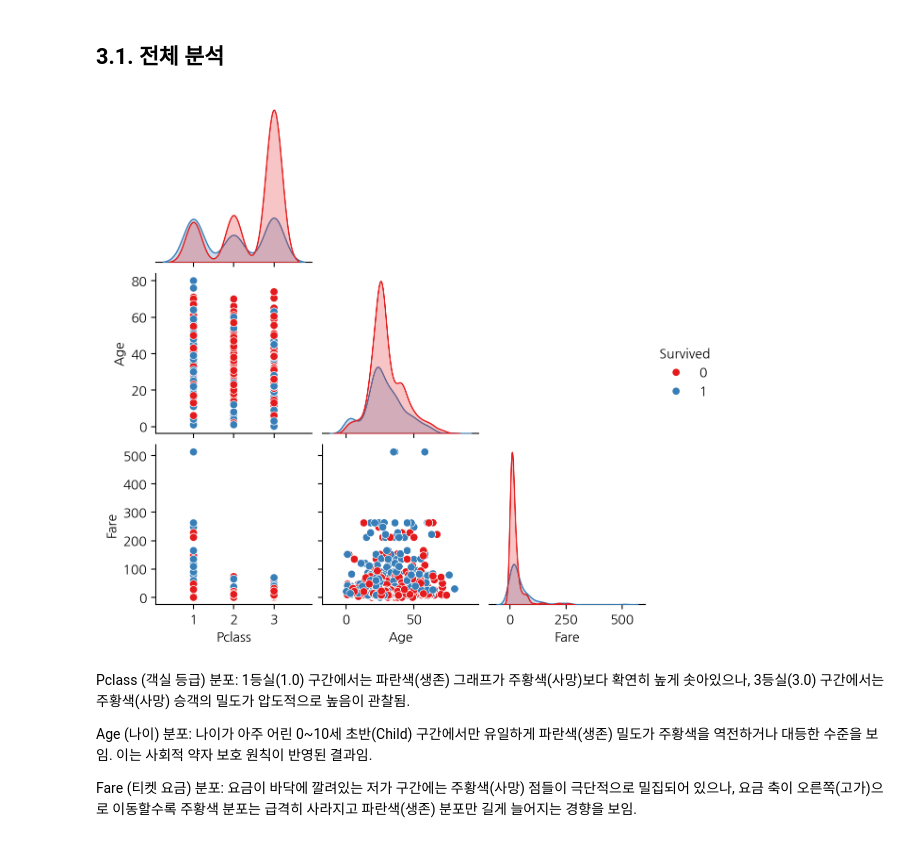
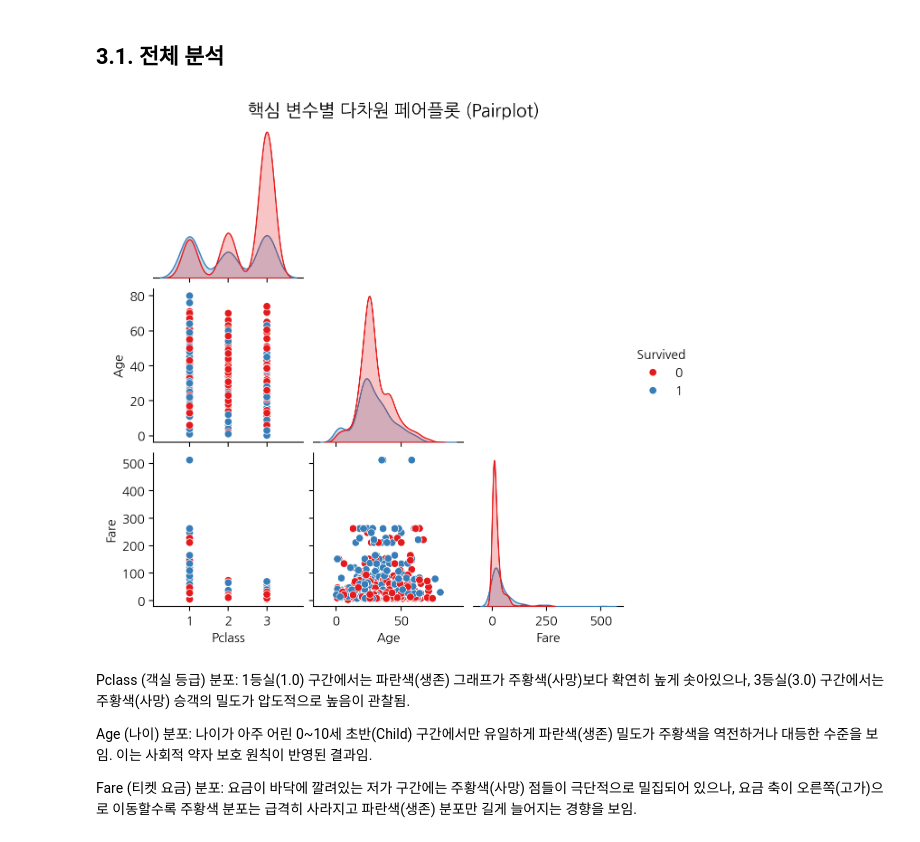
Before and after one commit to sdg331/BDA404, a Jupyter notebook: projects_01/titanic.ipynb, the cells around one changed output. Saved outputs shown, nothing was run; the diff lists cells and outputs as text; code cells hidden in the pictures.

Commit message:
그림을 추가하고 Cabin을 두개의 범주로 나누어 분석을 진행하였음

```diff
--- a/projects_01/titanic.ipynb
+++ b/projects_01/titanic.ipynb
@@ -311,9 +305,6 @@ print(tt['Fare'].isnull().sum())
 18
 # %%
 import pandas as pd
-
-# 데이터 불러오기
-tt = pd.read_csv('titanic1309.csv')
 
 print("--- 처리 전 결측치 개수 ---")
 print(tt.isnull().sum())
@@ -327,9 +318,6 @@ tt['Fare'] = tt.groupby('Pclass')['Fare'].transform(lambda x: x.fillna(x.median(
 
 # 3. Age: 성별(Sex)과 객실 등급(Pclass)별 평균 나이로 세분화해서 대체
 tt['Age'] = tt.groupby(['Sex', 'Pclass'])['Age'].transform(lambda x: x.fillna(x.mean()))
-
-# 4. Cabin: 결측치가 너무 많으므로 'Unknown'이라는 새로운 범주로 채우기
-tt['Cabin'] = tt['Cabin'].fillna('Unknown')
 # %% [output]
 --- 처리 전 결측치 개수 ---
 PassengerId       0
@@ -407,3 +398,7 @@ tt['Fare_Bin'] = pd.qcut(
     q=4,
     labels=['Low', 'Medium-Low', 'Medium-High', 'High']
 )
+
+# 3. 방 번호 구간화 (Cabin_Bin)
+# .isnull()을 사용해 값이 비어있으면 'No'(없다), 값이 있으면 'Yes'(있다)로 변환
+tt['Cabin_Bin'] = tt['Cabin'].isnull().map({True: 'No', False: 'Yes'})
@@ -430,13 +423,13 @@ Categories (4, object): ['Low' < 'Medium-Low' < 'Medium-High' < 'High']
 # %%
 # 분석에 핵심이 되는 숫자형 변수들만 딱 선택하기
 core_features = ['Survived', 'Pclass', 'Age', 'Fare']
 
-
 # corner=True를 주면 하단 삼각형만 남아서 아주 깔끔해짐
 sns.pairplot(tt[core_features], hue='Survived', palette='Set1', height=2.0, corner=True)
+plt.suptitle('핵심 변수별 다차원 페어플롯 (Pairplot)', y=1.02, fontsize=14)
 plt.show()
 # %% [output]
-[figure, old version]
+[figure, new version]
 # %% [markdown]
 Pclass (객실 등급) 분포: 1등실(1.0) 구간에서는 파란색(생존) 그래프가 주황색(사망)보다 확연히 높게 솟아있으나, 3등실(3.0) 구간에서는 주황색(사망) 승객의 밀도가 압도적으로 높음이 관찰됨.
 
```
Also changed, not shown: parts of 31 cells of this notebook.
